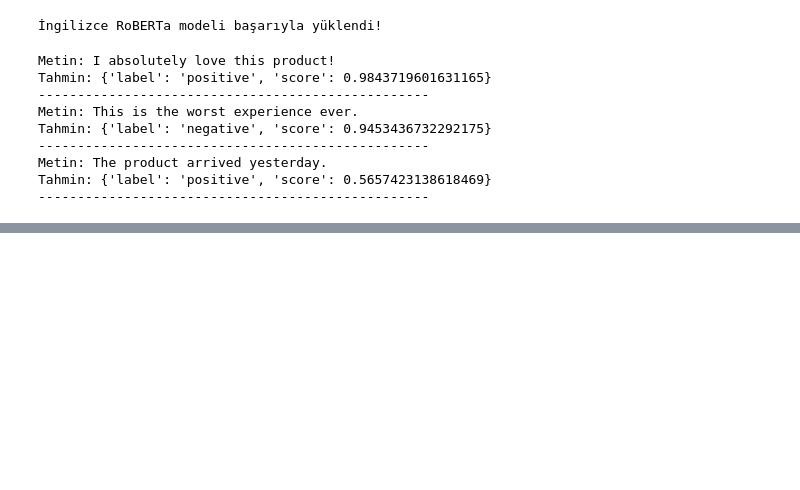
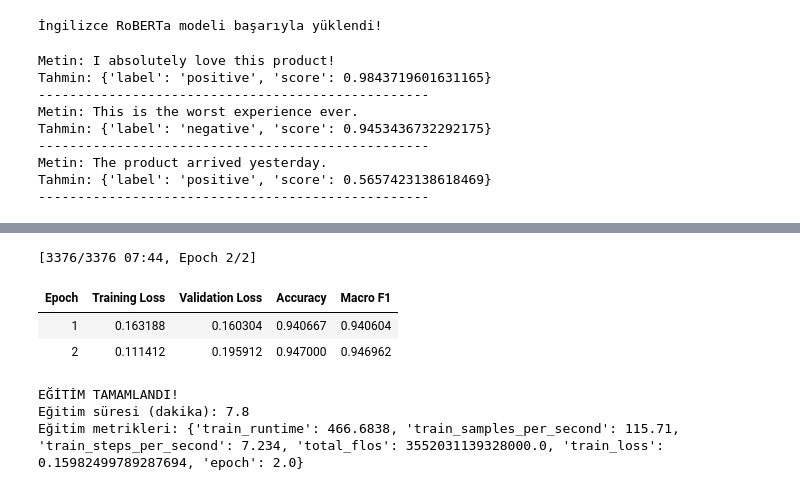
Before and after one commit to nazlicandogann/duygu-analizi, a Jupyter notebook: notebooks/03_bert.ipynb, the cells around one changed output, grey strips where cells are left out. Cells and saved outputs as stored; diff of their text form; code cells hidden in the pictures; blank space fills up the shorter version.

```diff
--- a/notebooks/03_bert.ipynb
+++ b/notebooks/03_bert.ipynb
@@ -107,0 +302,11 @@ Tahmin: {'label': 'positive', 'score': 0.5657423138618469}
+# %%
+import pandas as pd
+import torch
+
+train_tr = pd.read_csv("train_tr.csv")
+test_tr = pd.read_csv("test_tr.csv")
+
+print("GPU:", torch.cuda.get_device_name(0))
+print("Eğitim verisi:", len(train_tr))
+print("Test verisi:", len(test_tr))
+print(train_tr["label"].value_counts())
@@ -107,0 +432,61 @@ Tahmin: {'label': 'positive', 'score': 0.5657423138618469}
+# %%
+import os
+import time
+from transformers import TrainingArguments, Trainer
+
+def compute_metrics(eval_pred):
+    logits, labels = eval_pred
+    predictions = logits.argmax(axis=-1)
+
+    return {
+        "accuracy": accuracy_score(labels, predictions),
+        "macro_f1": f1_score(
+            labels,
+            predictions,
+            average="macro"
+        )
+    }
+
+training_args = TrainingArguments(
+    output_dir="./models/berturk",
+    num_train_epochs=2,
+    learning_rate=2e-5,
+    per_device_train_batch_size=16,
+    per_device_eval_batch_size=16,
+    weight_decay=0.01,
+    eval_strategy="epoch",
+    save_strategy="epoch",
+    logging_steps=100,
+    fp16=True,
+    seed=42,
+    report_to="none",
+    load_best_model_at_end=True,
+    metric_for_best_model="eval_macro_f1",
+    greater_is_better=True
+)
+
+trainer = Trainer(
+    model=model,
+    args=training_args,
+    train_dataset=train_dataset,
+    eval_dataset=val_dataset,
+    compute_metrics=compute_metrics
+)
+
+start_time = time.time()
+
+train_result = trainer.train()
+
+training_time = time.time() - start_time
+
+print("\nEĞİTİM TAMAMLANDI!")
+print("Eğitim süresi (dakika):", round(training_time / 60, 2))
+print("Eğitim metrikleri:", train_result.metrics)
+# %% [output]
+[3376/3376 07:44, Epoch 2/2]
+| Epoch | Training Loss | Validation Loss | Accuracy | Macro F1 |
+| 1 | 0.163188 | 0.160304 | 0.940667 | 0.940604 |
+| 2 | 0.111412 | 0.195912 | 0.947000 | 0.946962 |
+EĞİTİM TAMAMLANDI!
+Eğitim süresi (dakika): 7.8
+Eğitim metrikleri: {'train_runtime': 466.6838, 'train_samples_per_second': 115.71, 'train_steps_per_second': 7.234, 'total_flos': 3552031139328000.0, 'train_loss': 0.15982499789287694, 'epoch': 2.0}
```
Also changed, not shown: parts of 27 cells of this notebook.
